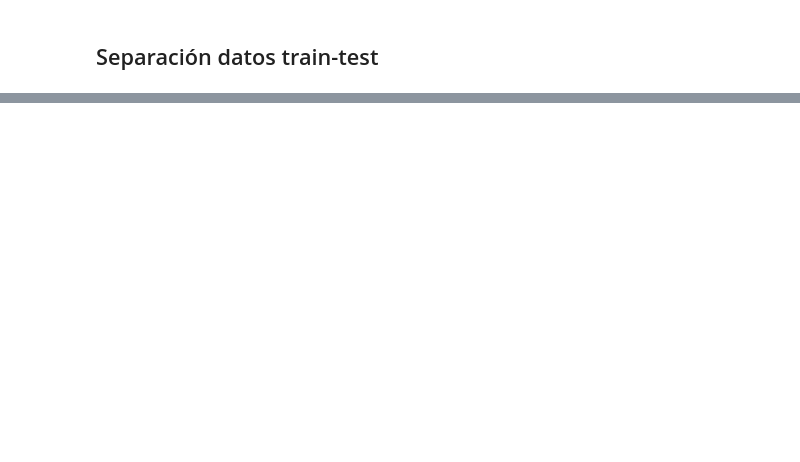
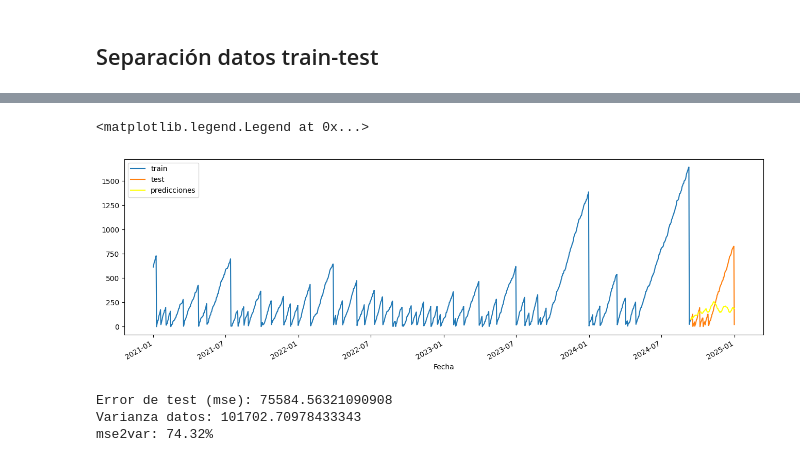
Before and after one commit to ricardoahumada/DataExpert, a Jupyter notebook: src/3.etapa4_Train.ipynb, the cells around one changed output, grey strips where cells are left out. Saved outputs shown, nothing was run; the diff lists cells and outputs as text; code cells hidden in the pictures; blank space fills up the shorter version.

```diff
--- a/src/3.etapa4_Train.ipynb
+++ b/src/3.etapa4_Train.ipynb
@@ -105,0 +114,10 @@ Fechas test  : 2024-12-02 00:00:00 --- 2024-12-31 00:00:00  (n=30)
+# %%
+# Crear y entrenar forecaster
+
+forecaster = ForecasterRecursive(
+    regressor=RandomForestRegressor(random_state=123),
+    lags=240
+)
+
+forecaster.fit(y=datos_train['Horas_Operativas'])
+forecaster
@@ -105,0 +142,6 @@ Fechas test  : 2024-12-02 00:00:00 --- 2024-12-31 00:00:00  (n=30)
+# %%
+# Predicciones
+
+predicciones = forecaster.predict(steps=steps)
+predicciones.index = datos_test.index
+predicciones
@@ -105,0 +162,28 @@ Fechas test  : 2024-12-02 00:00:00 --- 2024-12-31 00:00:00  (n=30)
+# %%
+# Gráfico de predicciones vs valores reales
+
+fig, ax = plt.subplots(figsize=(16, 5))
+datos_train['Horas_Operativas'].plot(ax=ax, label='train')
+datos_test['Horas_Operativas'].plot(ax=ax, label='test')
+predicciones.plot(ax=ax, label='predicciones', color="yellow")
+ax.legend()
+# %% [output]
+<matplotlib.legend.Legend at 0x...>
+[figure, added]
+# %%
+# Error test
+
+error_mse = mean_squared_error(
+    y_true=datos_test['Horas_Operativas'],
+    y_pred=predicciones
+)
+
+data_var = equipo_fq['Horas_Operativas'].var()
+
+print(f"Error de test (mse): {error_mse}")
+print(f"Varianza datos: {data_var}")
+print(f"mse2var: {round(error_mse/data_var*100,2)}%")
+# %% [output]
+Error de test (mse): 75584.56321090908
+Varianza datos: 101702.70978433343
+mse2var: 74.32%
```
Also changed, not shown: parts of 11 cells of this notebook, 1 other file.
